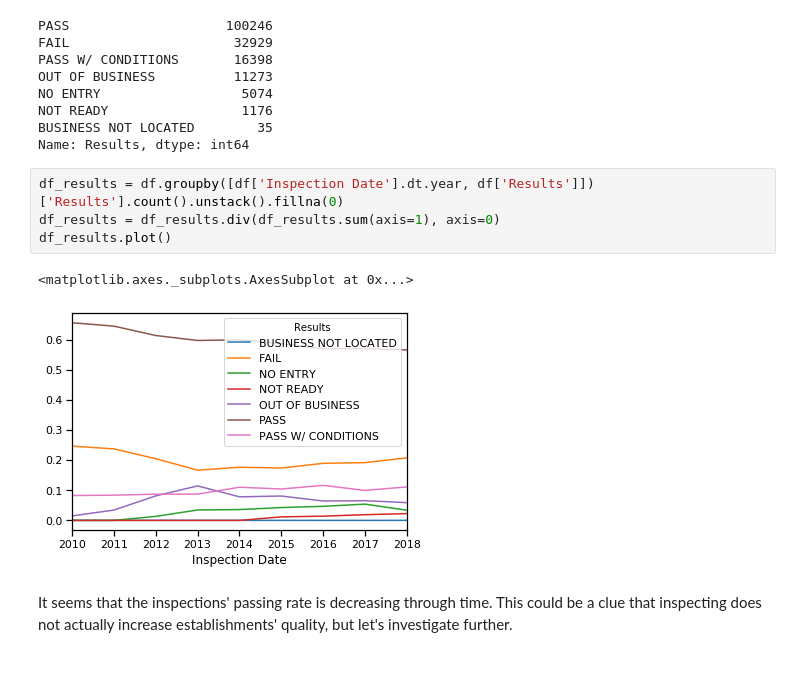
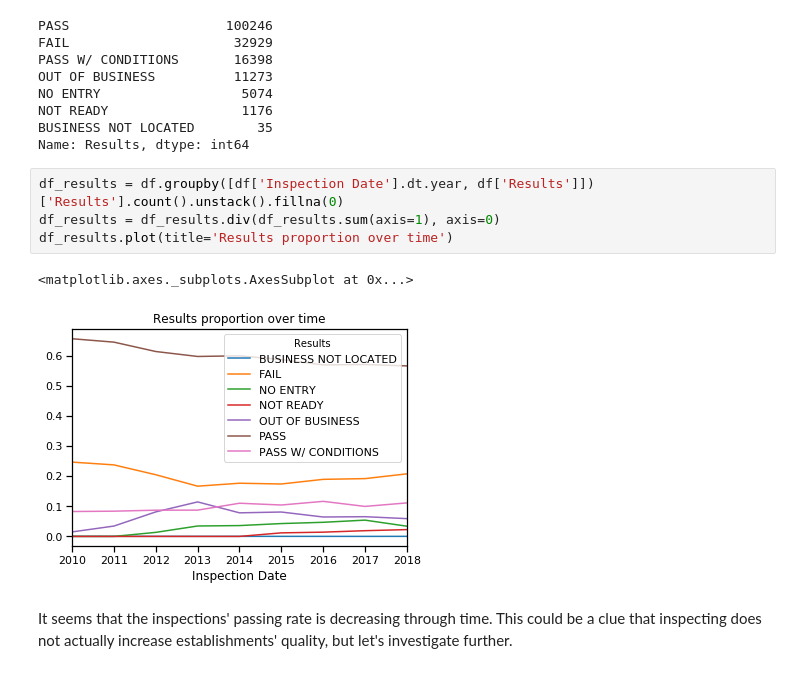
Before and after one commit to Gondolav/ADA-project, a Jupyter notebook: notebook.ipynb, the cells around one changed output. Drawn from its saved outputs; the diff is of its cells as text.

```diff
--- a/notebook.ipynb
+++ b/notebook.ipynb
@@ -725,10 +725,10 @@ Name: Results, dtype: int64
 # %%
 df_results = df.groupby([df['Inspection Date'].dt.year, df['Results']])['Results'].count().unstack().fillna(0)
 df_results = df_results.div(df_results.sum(axis=1), axis=0)
-df_results.plot()
+df_results.plot(title='Results proportion over time')
 # %% [output]
 <matplotlib.axes._subplots.AxesSubplot at 0x...>
-[figure, old version]
+[figure, new version]
 # %% [markdown]
 It seems that the inspections' passing rate is decreasing through time. This could be a clue that inspecting does not actually increase establishments' quality, but let's investigate further.
 # %% [markdown]
```
Also changed, not shown: parts of 33 cells of this notebook, 2 other files.
